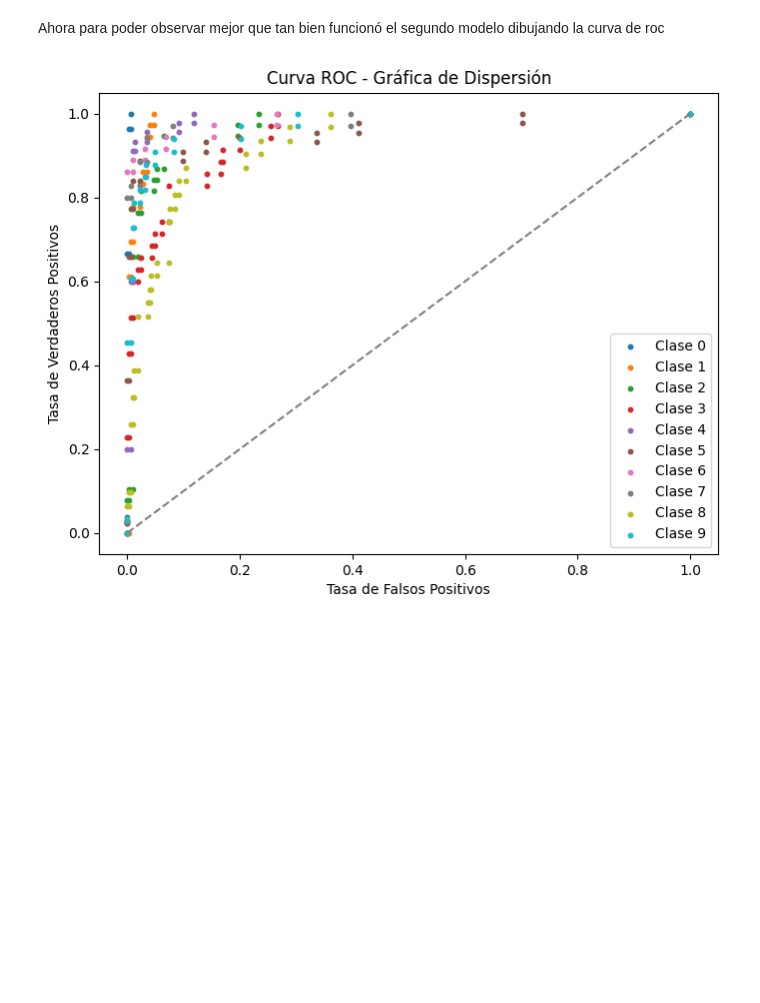
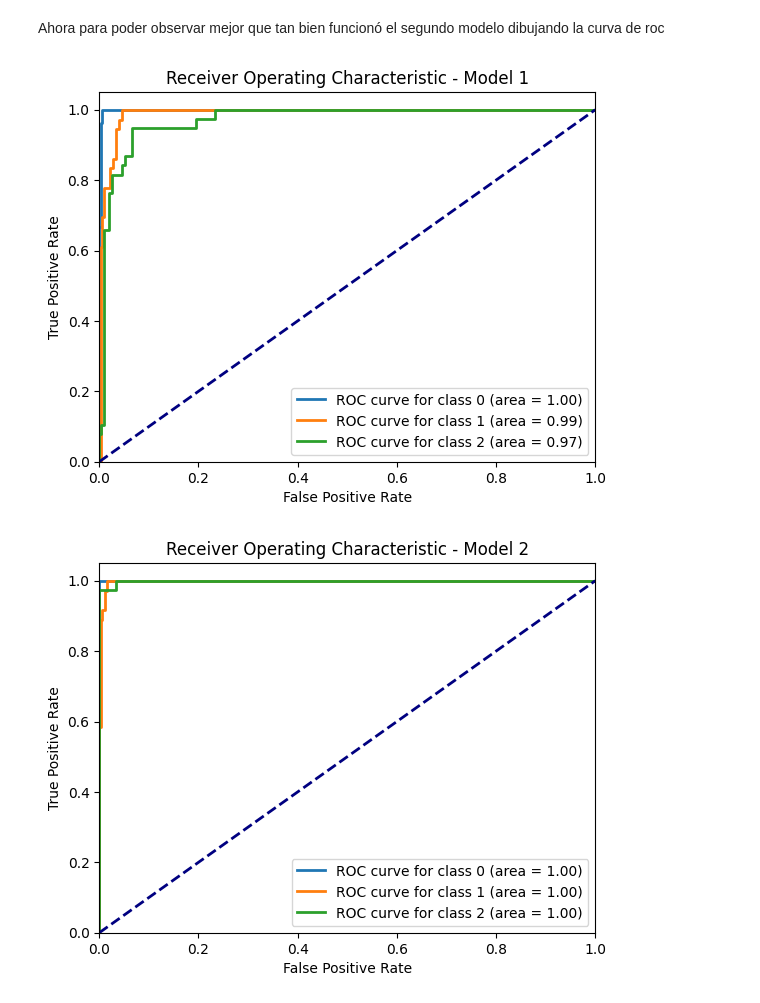
Before and after one commit to adoojeda/ModularNNEngine, a Jupyter notebook: main.ipynb, the cells around one changed output. Drawn from its saved outputs; the diff is of its cells as text; code cells hidden in the pictures; blank space fills up the shorter version.

Commit message:
Reajuste del test con curva ROC

```diff
--- a/main.ipynb
+++ b/main.ipynb
@@ -196,9 +196,54 @@ $$ \text{Accuracy}_{2domodelo}=0.95$$
 Esto es debido probablemente al uso de otra función de activación.
 # %% [markdown]
 Ahora para poder observar mejor que tan bien funcionó el segundo modelo dibujando la curva de roc
-# %%
-from Neural_Network import visualizations
-
-visualizations.scatter_roc_curve(nn, X_test, y_test)
-# %% [output]
-[figure, removed]
+# %%
+import numpy as np
+import matplotlib.pyplot as plt
+
+Y_pred1 = [np.argmax(nn.feedforward(x)) for x in X_test]  # Modelo 1
+Y_pred2 = [np.argmax(nn2.feedforward(x)) for x in X_test]  # Modelo 2
+
+y_test_labels = np.argmax(y_test, axis=1)  # Convertir a etiquetas de clase
+# %%
+from sklearn.metrics import roc_curve, auc
+from sklearn.preprocessing import label_binarize
+
+y_test_bin = label_binarize(y_test_labels, classes=[0, 1, 2])  # Ajusta según el número de clases
+n_classes = y_test_bin.shape[1]
+
+y_score1 = np.array([nn.feedforward(x) for x in X_test])  # Probabilidades de cada clase
+
+plt.figure()
+for i in range(n_classes):
+    fpr, tpr, _ = roc_curve(y_test_bin[:, i], y_score1[:, i])  # Calcula la curva ROC
+    roc_auc = auc(fpr, tpr)  # Calcula el AUC
+    plt.plot(fpr, tpr, lw=2, label='ROC curve for class {0} (area = {1:0.2f})'.format(i, roc_auc))
+
+plt.plot([0, 1], [0, 1], color='navy', lw=2, linestyle='--')
+plt.xlim([0.0, 1.0])
+plt.ylim([0.0, 1.05])
+plt.xlabel('False Positive Rate')
+plt.ylabel('True Positive Rate')
+plt.title('Receiver Operating Characteristic - Model 1')
+plt.legend(loc="lower right")
+plt.show()
+
+y_score2 = np.array([nn2.feedforward(x) for x in X_test])  # Probabilidades de cada clase
+
+plt.figure()
+for i in range(n_classes):
+    fpr, tpr, _ = roc_curve(y_test_bin[:, i], y_score2[:, i])  # Calcula la curva ROC
+    roc_auc = auc(fpr, tpr)  # Calcula el AUC
+    plt.plot(fpr, tpr, lw=2, label='ROC curve for class {0} (area = {1:0.2f})'.format(i, roc_auc))
+
+plt.plot([0, 1], [0, 1], color='navy', lw=2, linestyle='--')
+plt.xlim([0.0, 1.0])
+plt.ylim([0.0, 1.05])
+plt.xlabel('False Positive Rate')
+plt.ylabel('True Positive Rate')
+plt.title('Receiver Operating Characteristic - Model 2')
+plt.legend(loc="lower right")
+plt.show()
+# %% [output]
+[figure, added]
+[figure, added]
```
